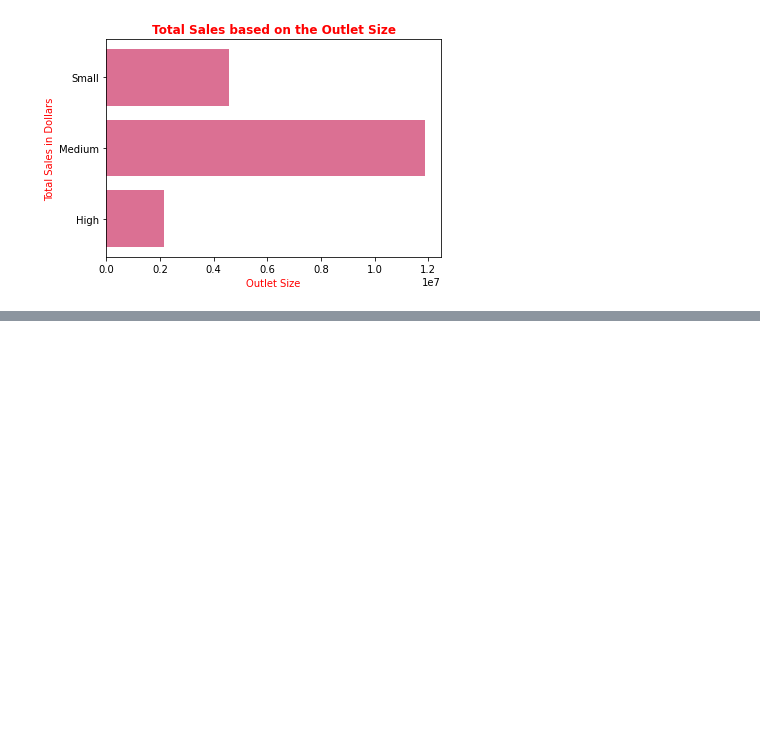
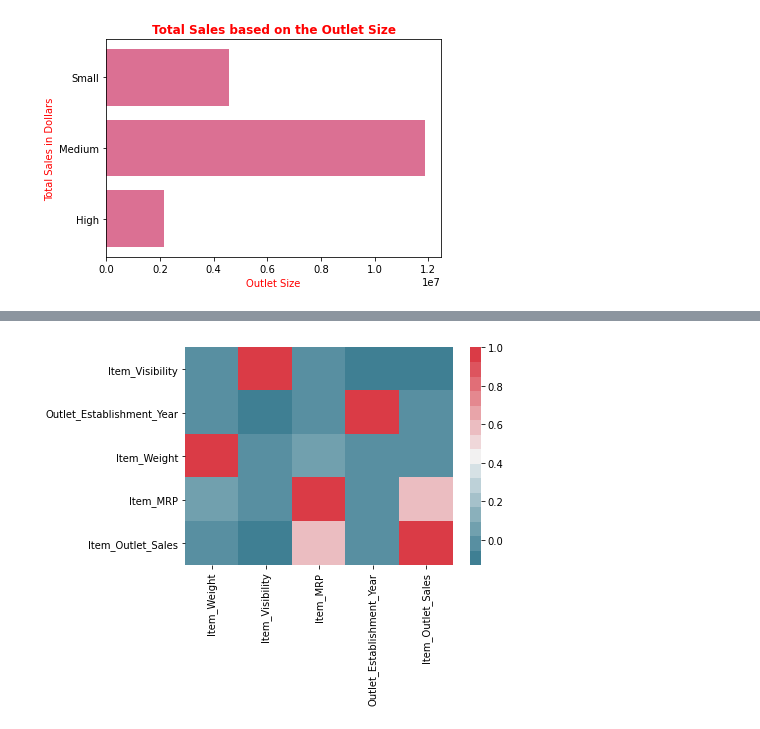
Before and after one commit to Maitreyeej/Food_Sales_Prediction, a Jupyter notebook: Sales_Prediction.ipynb, the cells around one changed output, grey strips where cells are left out. Saved outputs shown, nothing was run; the diff lists cells and outputs as text; code cells hidden in the pictures; blank space fills up the shorter version.

```diff
--- a/Sales_Prediction.ipynb
+++ b/Sales_Prediction.ipynb
@@ -369,0 +387,4 @@ Text(0.5, 0, 'Fat Content')
+# %%
+sns.heatmap(sales_prediction_df.corr().sort_values(by = ['Item_Outlet_Sales']), cmap = sns.diverging_palette(220, 10, n=15));           #checking the correlation between the features in the form of heat map
+# %% [output]
+[figure, added]
```
Also changed, not shown: parts of 44 cells of this notebook.
